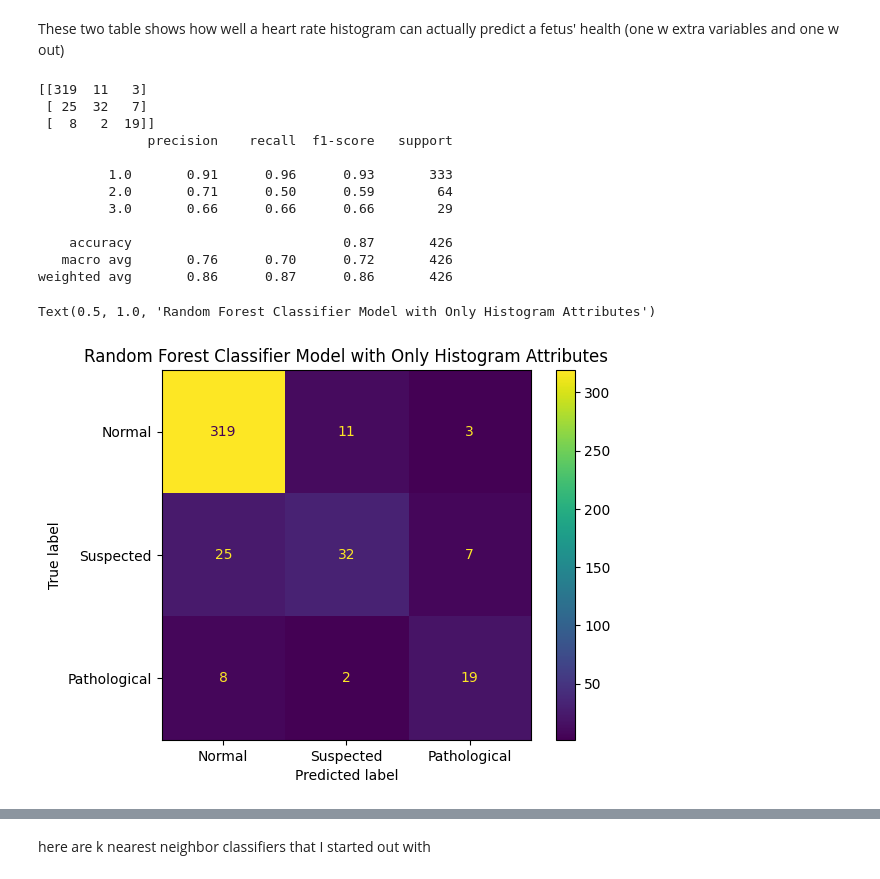
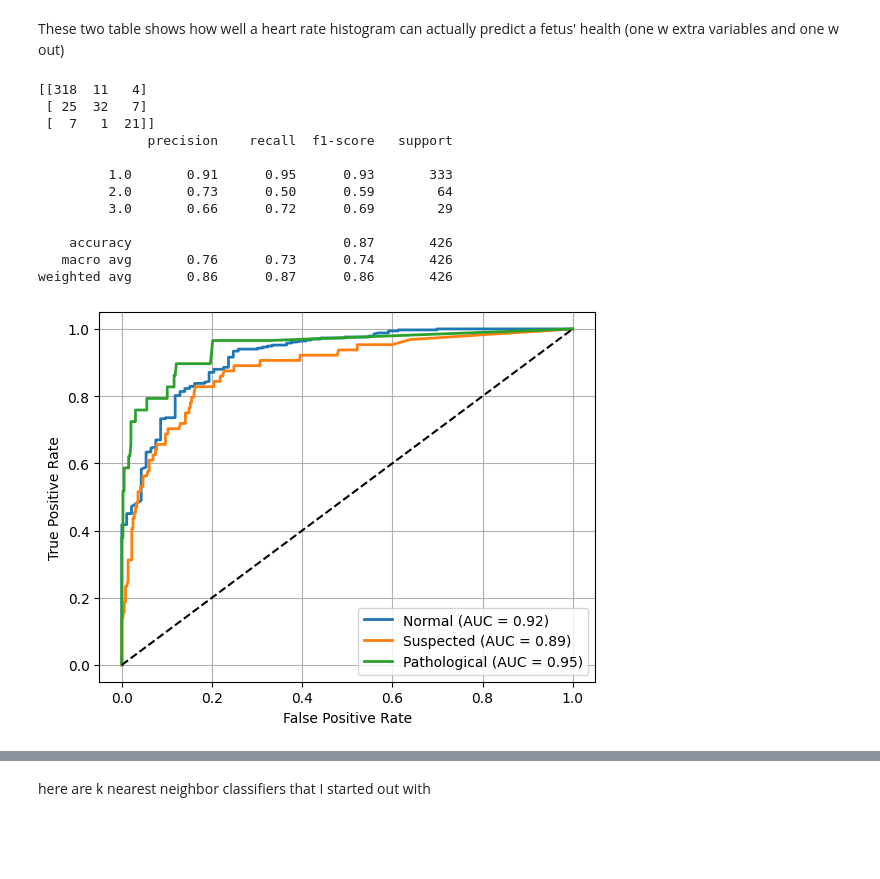
Before and after one commit to ellaodinec/EllaOdinec, a Jupyter notebook: Ella_Odinec_Data_Science_Research_Final_Code.ipynb, the cells around one changed output, grey strips where cells are left out. Drawn from its saved outputs; the diff is of its cells as text; code cells hidden in the pictures; blank space fills up the shorter version.

```diff
--- a/Ella_Odinec_Data_Science_Research_Final_Code.ipynb
+++ b/Ella_Odinec_Data_Science_Research_Final_Code.ipynb
@@ -1315,36 +1323,55 @@ These two table shows how well a heart rate histogram can actually predict a fet
 # %%
 X = df[['histogram_min','histogram_mode', 'histogram_mean', 'histogram_median', 'histogram_variance', 'histogram_tendency']]
 y = df['fetal_health']
 
 X_train, X_test, y_train, y_test = train_test_split(X, y, test_size=0.2, random_state=42)
 
 model = RandomForestClassifier()
 model.fit(X_train, y_train)
 
 y_pred = model.predict(X_test)
 
 accuracy = accuracy_score(y_test, y_pred)
 conf_matrix = confusion_matrix(y_test, y_pred)
 
+y_test_binarized = label_binarize(y_test, classes=[1, 2, 3])
+n_classes=y_test_binarized.shape[1]
+
+classifier= OneVsRestClassifier(RandomForestClassifier())
+classifier.fit(X_train, y_train)
+
+y_score = classifier.predict_proba(X_test)
+
 print(confusion_matrix(y_test, y_pred))
 print(classification_report(y_test, y_pred))
-metrics.ConfusionMatrixDisplay.from_predictions(y_test, y_pred, display_labels=["Normal", "Suspected", "Pathological"])
-plt.title("Random Forest Classifier Model with Only Histogram Attributes")
+
+labels = ['Normal', 'Suspected', 'Pathological']
+
+for i  in range(n_classes):
+    fpr, tpr, _ = roc_curve(y_test_binarized[:, i], y_score[:, i])
+    roc_auc = auc(fpr, tpr)
+    plt.plot(fpr, tpr, lw=2, label=f'{labels[i]} (AUC = {roc_auc:.2f})')
+
+plt.plot([0,1], [0,1], 'k--')
+plt.xlabel('False Positive Rate')
+plt.ylabel('True Positive Rate')
+plt.legend(loc='lower right')
+plt.grid(True)
+plt.show()
 # %% [output]
-[[319  11   3]
+[[318  11   4]
  [ 25  32   7]
- [  8   2  19]]
+ [  7   1  21]]
               precision    recall  f1-score   support
 
-         1.0       0.91      0.96      0.93       333
-         2.0       0.71      0.50      0.59        64
-         3.0       0.66      0.66      0.66        29
+         1.0       0.91      0.95      0.93       333
+         2.0       0.73      0.50      0.59        64
+         3.0       0.66      0.72      0.69        29
 
     accuracy                           0.87       426
-   macro avg       0.76      0.70      0.72       426
+   macro avg       0.76      0.73      0.74       426
 weighted avg       0.86      0.87      0.86       426
-Text(0.5, 1.0, 'Random Forest Classifier Model with Only Histogram Attributes')
-[figure, old version]
+[figure, new version]
 # %%
 #with accelerations, decelerations, baseline value, and variability
 
```
Also changed, not shown: parts of 14 cells of this notebook.
